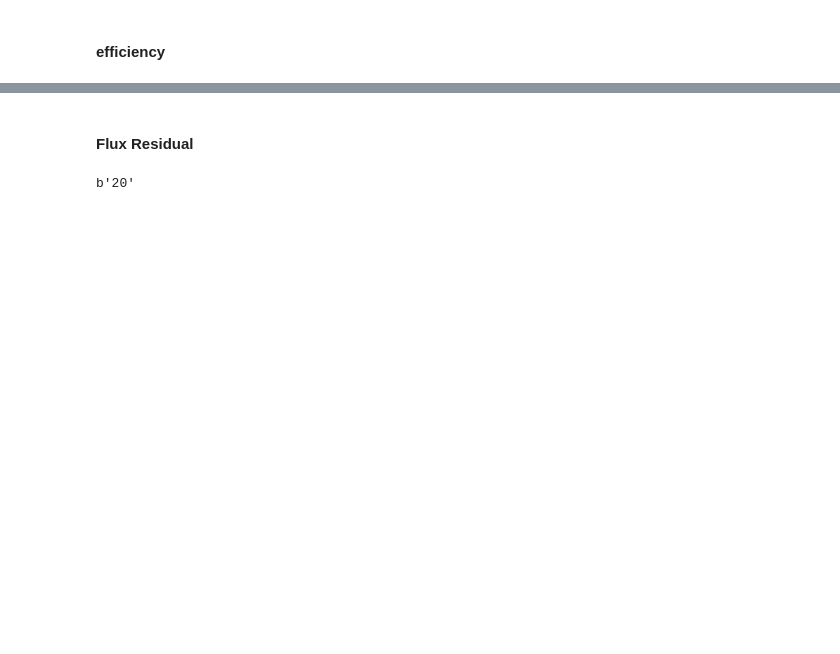
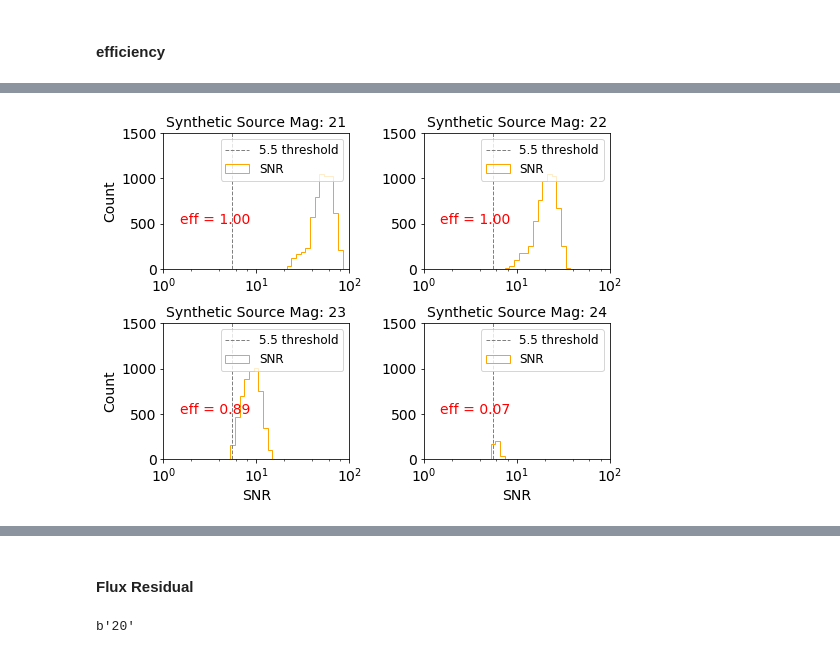
Before and after one commit to LSSTDESC/dia_improvement, a Jupyter notebook: devel/paper_plots.ipynb, the cells around one changed output, grey strips where cells are left out. Cells and saved outputs as stored; diff of their text form; code cells hidden in the pictures; blank space fills up the shorter version.

```diff
--- a/devel/paper_plots.ipynb
+++ b/devel/paper_plots.ipynb
@@ -295,0 +357,4 @@ plt.savefig('./paper_plots/p_snr_threshold.pdf')
+# %%
+plot_snr_distribution(plot_type='log_lin', save_fig=True)
+# %% [output]
+[figure, added]
```
Also changed, not shown: parts of 26 cells of this notebook, 1 other file.
